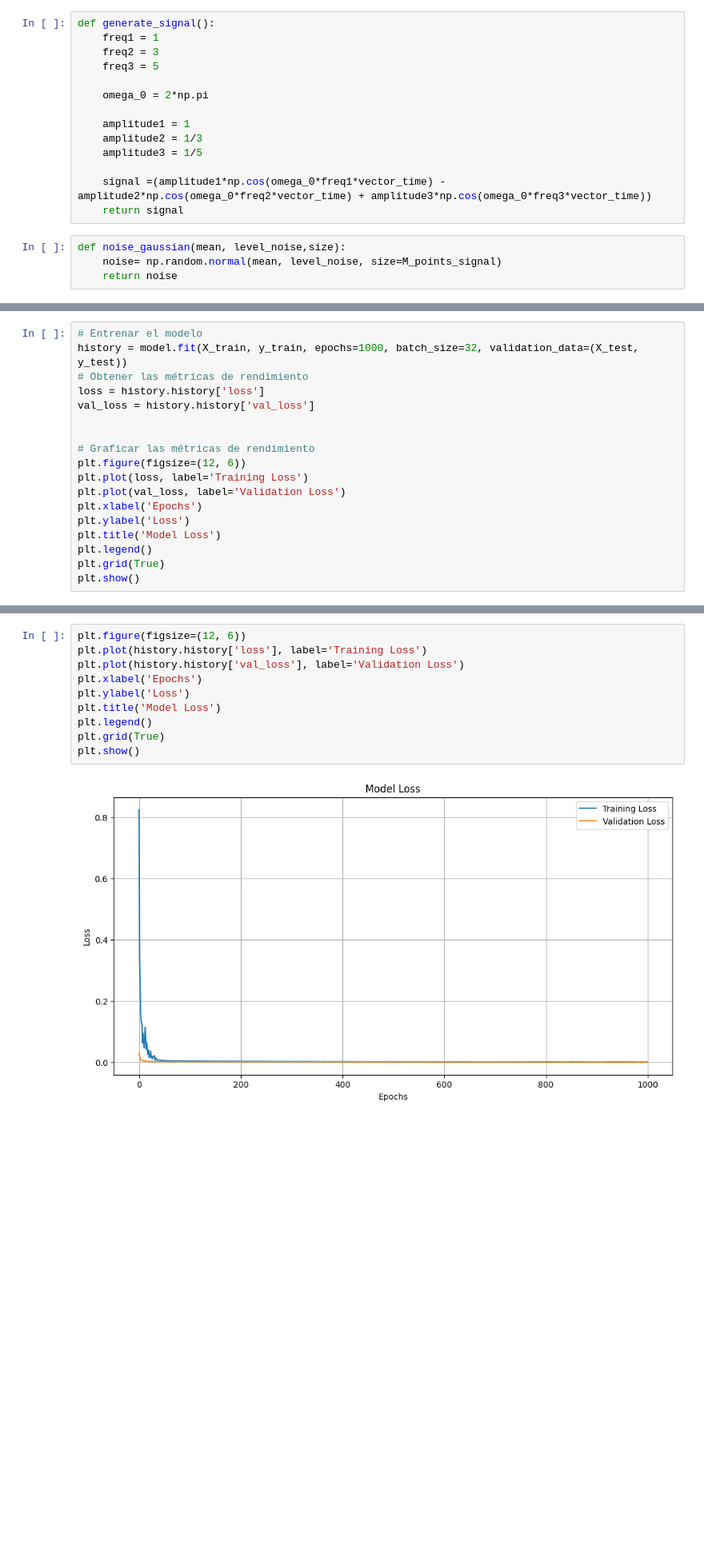
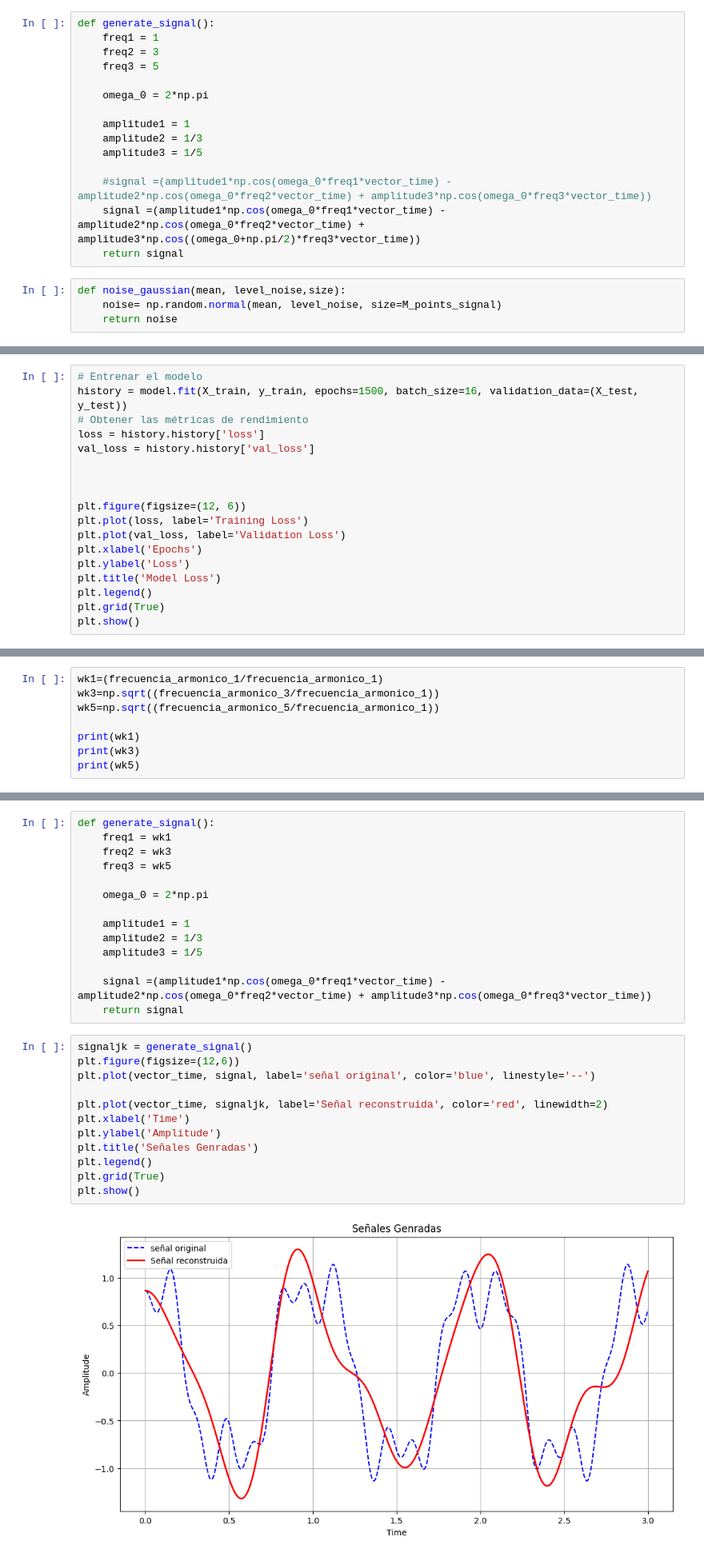
Before and after one commit to Edward1304/Signals-Theory-Edward, a Jupyter notebook: Predict_PSD_NN_MLP.ipynb, the cells around one changed output, grey strips where cells are left out. Shown at 80% size. Saved outputs shown, nothing was run; the diff lists cells and outputs as text; blank space fills up the shorter version.

```diff
--- a/Predict_PSD_NN_MLP.ipynb
+++ b/Predict_PSD_NN_MLP.ipynb
@@ -22,7 +22,8 @@ def generate_signal():
     amplitude2 = 1/3
     amplitude3 = 1/5
 
-    signal =(amplitude1*np.cos(omega_0*freq1*vector_time) - amplitude2*np.cos(omega_0*freq2*vector_time) + amplitude3*np.cos(omega_0*freq3*vector_time))
+    #signal =(amplitude1*np.cos(omega_0*freq1*vector_time) - amplitude2*np.cos(omega_0*freq2*vector_time) + amplitude3*np.cos(omega_0*freq3*vector_time))
+    signal =(amplitude1*np.cos(omega_0*freq1*vector_time) - amplitude2*np.cos(omega_0*freq2*vector_time) + amplitude3*np.cos((omega_0+np.pi/2)*freq3*vector_time))
     return signal
 # %%
 def noise_gaussian(mean, level_noise,size):
@@ -107,13 +108,13 @@ model.add(Dense(len(Pxx_signal), activation='linear'))  # Salida con la misma ca
 model.compile(optimizer=Adam(learning_rate=0.001), loss='mean_squared_error')
 # %%
 # Entrenar el modelo
-history = model.fit(X_train, y_train, epochs=1000, batch_size=32, validation_data=(X_test, y_test))
+history = model.fit(X_train, y_train, epochs=1500, batch_size=16, validation_data=(X_test, y_test))
 # Obtener las métricas de rendimiento
 loss = history.history['loss']
 val_loss = history.history['val_loss']
 
 
-# Graficar las métricas de rendimiento
+
 plt.figure(figsize=(12, 6))
 plt.plot(loss, label='Training Loss')
 plt.plot(val_loss, label='Validation Loss')
@@ -164,0 +266,8 @@ plt.show()
+# %%
+wk1=(frecuencia_armonico_1/frecuencia_armonico_1)
+wk3=np.sqrt((frecuencia_armonico_3/frecuencia_armonico_1))
+wk5=np.sqrt((frecuencia_armonico_5/frecuencia_armonico_1))
+
+print(wk1)
+print(wk3)
+print(wk5)
@@ -165,12 +278,28 @@ plt.show()
+# %%
+def generate_signal():
+    freq1 = wk1
+    freq2 = wk3
+    freq3 = wk5
+
+    omega_0 = 2*np.pi
+
+    amplitude1 = 1
+    amplitude2 = 1/3
+    amplitude3 = 1/5
+
+    signal =(amplitude1*np.cos(omega_0*freq1*vector_time) - amplitude2*np.cos(omega_0*freq2*vector_time) + amplitude3*np.cos(omega_0*freq3*vector_time))
+    return signal
 # %%
-plt.figure(figsize=(12, 6))
-plt.plot(history.history['loss'], label='Training Loss')
-plt.plot(history.history['val_loss'], label='Validation Loss')
-plt.xlabel('Epochs')
-plt.ylabel('Loss')
-plt.title('Model Loss')
+signaljk = generate_signal()
+plt.figure(figsize=(12,6))
+plt.plot(vector_time, signal, label='señal original', color='blue', linestyle='--')
+
+plt.plot(vector_time, signaljk, label='Señal reconstruida', color='red', linewidth=2)
+plt.xlabel('Time')
+plt.ylabel('Amplitude')
+plt.title('Señales Genradas')
 plt.legend()
 plt.grid(True)
 plt.show()
 # %% [output]
-[figure, old version]
+[figure, new version]
```
Also changed, not shown: parts of 17 cells of this notebook.
